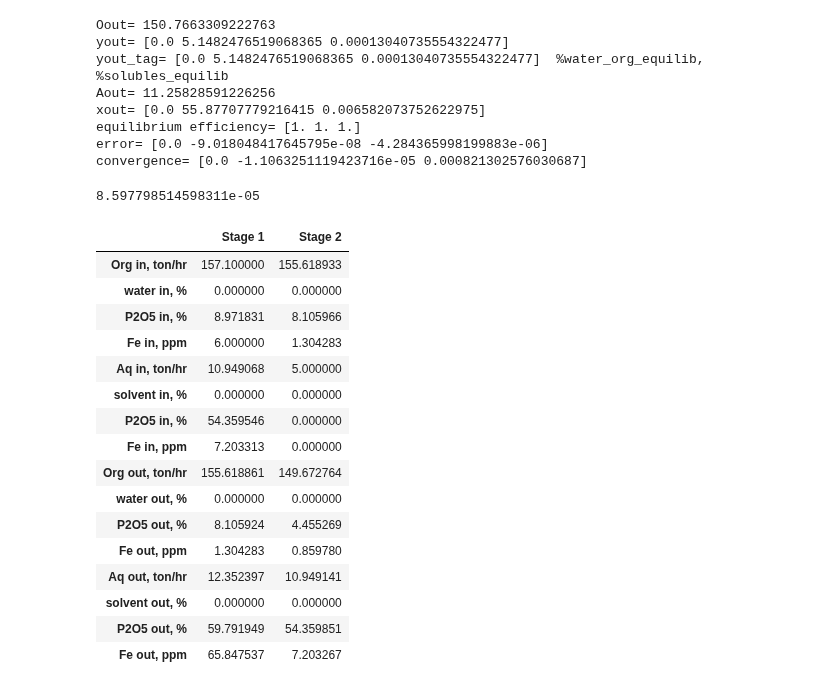
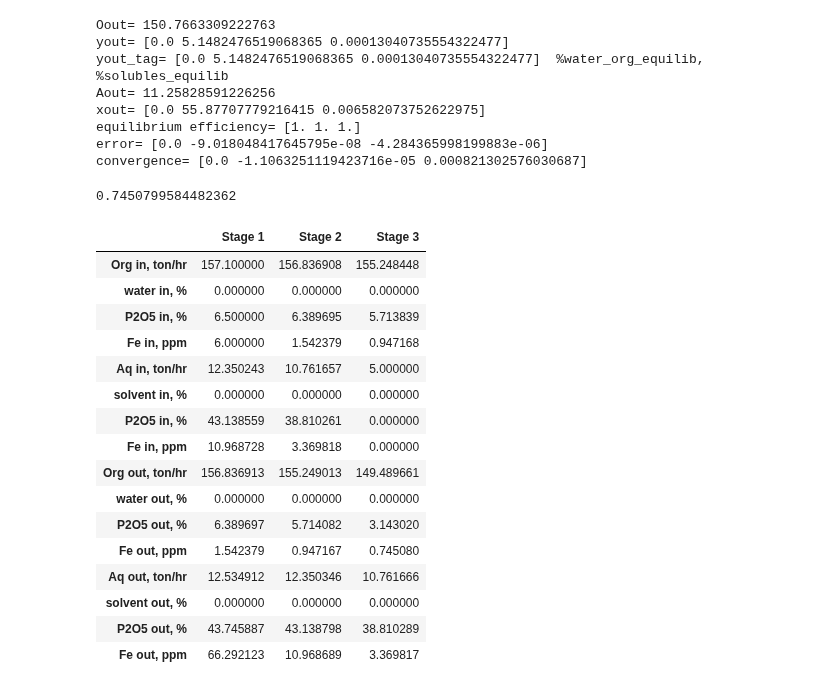
Before and after one commit to vladgap/LLC, a Jupyter notebook: YPH_LLC_simulation_7.ipynb, the cells around one changed output. Saved outputs shown, nothing was run; the diff lists cells and outputs as text; code cells hidden in the pictures.

```diff
--- a/YPH_LLC_simulation_7.ipynb
+++ b/YPH_LLC_simulation_7.ipynb
@@ -856,33 +859,34 @@ equilibrium efficiency= [1. 1. 1.]
 error= [0.0 -9.018048417645795e-08 -4.284365998199883e-06]
 convergence= [0.0 -1.1063251119423716e-05 0.000821302576030687]
 # %%
-bat4_1=LLC.Battery(stages_num=2, Oin=157.1, Ain=5, yin=[0, 6.5/71*98, 6e-4], xin=[0, 0, 0], eff=1, EQUIL=EQUIL_YPH_pur_data_101223, entrainment_perc_out=[0.05,0], convergence=1e-5)
-bat4_1.yout[2]
+bat4_1=LLC.Battery(stages_num=3, Oin=157.1, Ain=5, yin=[0, 6.5/71*98, 6e-4], xin=[0, 0, 0], eff=.95, EQUIL=EQUIL_YPH_pur_data_101223, entrainment_perc_out=[0.05,0], convergence=1e-5)
+bat4_1.yout[2]*1e4
 # %% [output]
-8.597798514598311e-05
+0.7450799584482362
 # %%
 table=LLC.BatteryTable(bat4_1, show=False, index_names=index_names).data
 table.iloc[[3,7,11,15]]=table.iloc[[3,7,11,15]]*1e4 # % --> ppm
+table.iloc[[2,6,10,14]]=table.iloc[[2,6,10,14]]/98*71 # %H3PO4 --> %P2O5
 table4_1=table
 table4_1
 # %% [output]
-|  | Stage 1 | Stage 2 |
-| Org in, ton/hr | 157.100000 | 155.618933 |
-| water in, % | 0.000000 | 0.000000 |
-| P2O5 in, % | 8.971831 | 8.105966 |
-| Fe in, ppm | 6.000000 | 1.304283 |
-| Aq in, ton/hr | 10.949068 | 5.000000 |
-| solvent in, % | 0.000000 | 0.000000 |
-| P2O5 in, % | 54.359546 | 0.000000 |
-| Fe in, ppm | 7.203313 | 0.000000 |
-| Org out, ton/hr | 155.618861 | 149.672764 |
-| water out, % | 0.000000 | 0.000000 |
-| P2O5 out, % | 8.105924 | 4.455269 |
-| Fe out, ppm | 1.304283 | 0.859780 |
-| Aq out, ton/hr | 12.352397 | 10.949141 |
-| solvent out, % | 0.000000 | 0.000000 |
-| P2O5 out, % | 59.791949 | 54.359851 |
-| Fe out, ppm | 65.847537 | 7.203267 |
+|  | Stage 1 | Stage 2 | Stage 3 |
+| Org in, ton/hr | 157.100000 | 156.836908 | 155.248448 |
+| water in, % | 0.000000 | 0.000000 | 0.000000 |
+| P2O5 in, % | 6.500000 | 6.389695 | 5.713839 |
+| Fe in, ppm | 6.000000 | 1.542379 | 0.947168 |
+| Aq in, ton/hr | 12.350243 | 10.761657 | 5.000000 |
+| solvent in, % | 0.000000 | 0.000000 | 0.000000 |
+| P2O5 in, % | 43.138559 | 38.810261 | 0.000000 |
+| Fe in, ppm | 10.968728 | 3.369818 | 0.000000 |
+| Org out, ton/hr | 156.836913 | 155.249013 | 149.489661 |
+| water out, % | 0.000000 | 0.000000 | 0.000000 |
+| P2O5 out, % | 6.389697 | 5.714082 | 3.143020 |
+| Fe out, ppm | 1.542379 | 0.947167 | 0.745080 |
+| Aq out, ton/hr | 12.534912 | 12.350346 | 10.761666 |
+| solvent out, % | 0.000000 | 0.000000 | 0.000000 |
+| P2O5 out, % | 43.745887 | 43.138798 | 38.810289 |
+| Fe out, ppm | 66.292123 | 10.968689 | 3.369817 |
 # %%
 bat=bat4_1
 fig4_1 = go.Figure()
```
Also changed, not shown: parts of 8 cells of this notebook.
